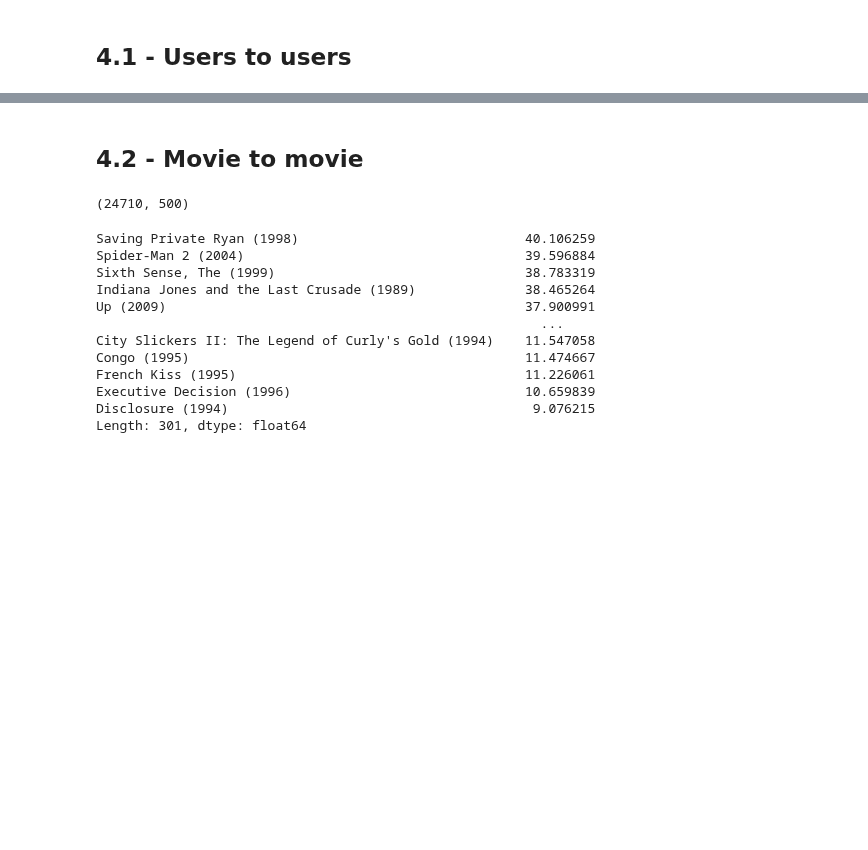
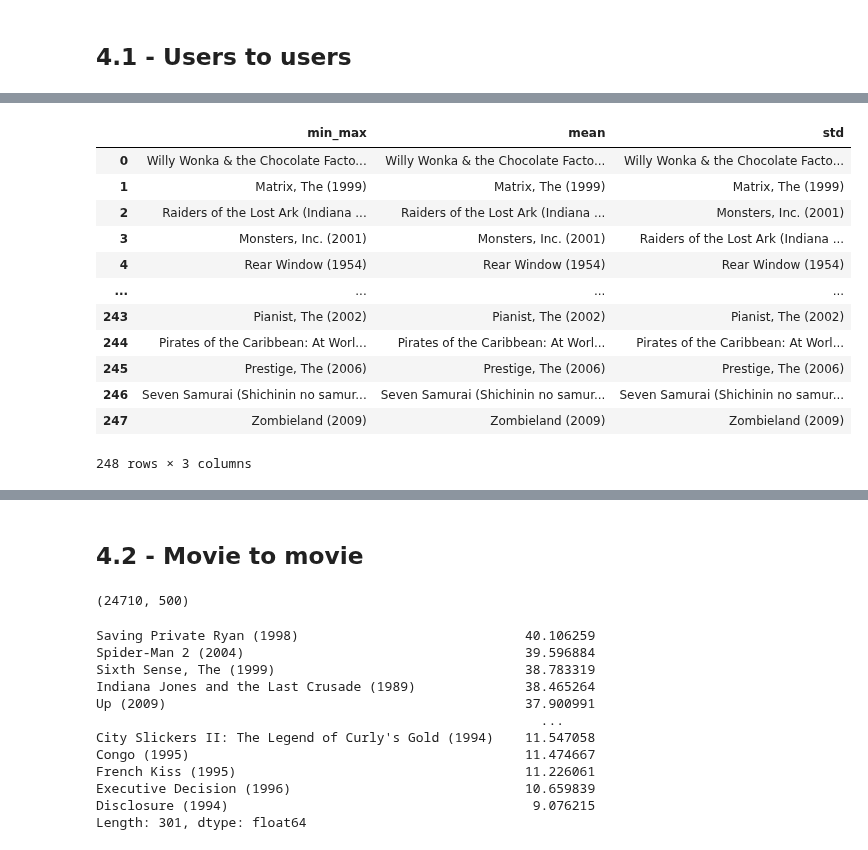
Before and after one commit to StundFR/ClusteringRecommendation, a Jupyter notebook: GroupLens/groupLens.ipynb, the cells around one changed output, grey strips where cells are left out. Drawn from its saved outputs; the diff is of its cells as text; code cells hidden in the pictures; blank space fills up the shorter version.

Commit message:
Comparaison selon la méhode de normalisation

```diff
--- a/GroupLens/groupLens.ipynb
+++ b/GroupLens/groupLens.ipynb
@@ -81,17 +93,25 @@ del(cos)
 # %%
 #On devine la note en fonction des candidtats similaires
-def guess_rate_cluster_normal(user, title, N):
+def guess_rate(user, title, distance, method, N):
+    similar_mat = similarity_users[distance][method]
+    all_similar_users = similar_mat.loc[user].sort_values(ascending=False).index
+    user_title_mat = user_title[method]
+
     rate = 0
     weight = 0
+    k = 0
+    i = 0
 
-    for i in cos_users_df.loc[user].sort_values(ascending=False).drop(user).index[:N]:
-        r = user_title_df.loc[i, title]
+    while (k < N):
+        similar_user = all_similar_users[i]
+        r = user_title_mat.loc[similar_user, title]
+
         if not (pd.isnull(r)):
-            w = cos_users_df.loc[i, user]
-            rate += r*w
+            w = similar_mat.loc[similar_user, user]
+            rate += w*r
             weight += w
+            k += 1
 
-    if (weight != 0):
-        return rate/weight
-    else:
-        return 2.5
+        i += 1
+
+    return rate/weight
@@ -140,0 +135,16 @@ cluster = len(cos_users_thresh) - np.sum(cos_users_thresh.isna(), axis=0).sort_v
+# %%
+pd.DataFrame.from_dict(recommanded_movies["Cosinus"])
+# %% [output]
+|  | min_max | mean | std |
+| 0 | Willy Wonka & the Chocolate Facto... | Willy Wonka & the Chocolate Facto... | Willy Wonka & the Chocolate Facto... |
+| 1 | Matrix, The (1999) | Matrix, The (1999) | Matrix, The (1999) |
+| 2 | Raiders of the Lost Ark (Indiana ... | Raiders of the Lost Ark (Indiana ... | Monsters, Inc. (2001) |
+| 3 | Monsters, Inc. (2001) | Monsters, Inc. (2001) | Raiders of the Lost Ark (Indiana ... |
+| 4 | Rear Window (1954) | Rear Window (1954) | Rear Window (1954) |
+| ... | ... | ... | ... |
+| 243 | Pianist, The (2002) | Pianist, The (2002) | Pianist, The (2002) |
+| 244 | Pirates of the Caribbean: At Worl... | Pirates of the Caribbean: At Worl... | Pirates of the Caribbean: At Worl... |
+| 245 | Prestige, The (2006) | Prestige, The (2006) | Prestige, The (2006) |
+| 246 | Seven Samurai (Shichinin no samur... | Seven Samurai (Shichinin no samur... | Seven Samurai (Shichinin no samur... |
+| 247 | Zombieland (2009) | Zombieland (2009) | Zombieland (2009) |
+248 rows × 3 columns
```
Also changed, not shown: parts of 32 cells of this notebook.
